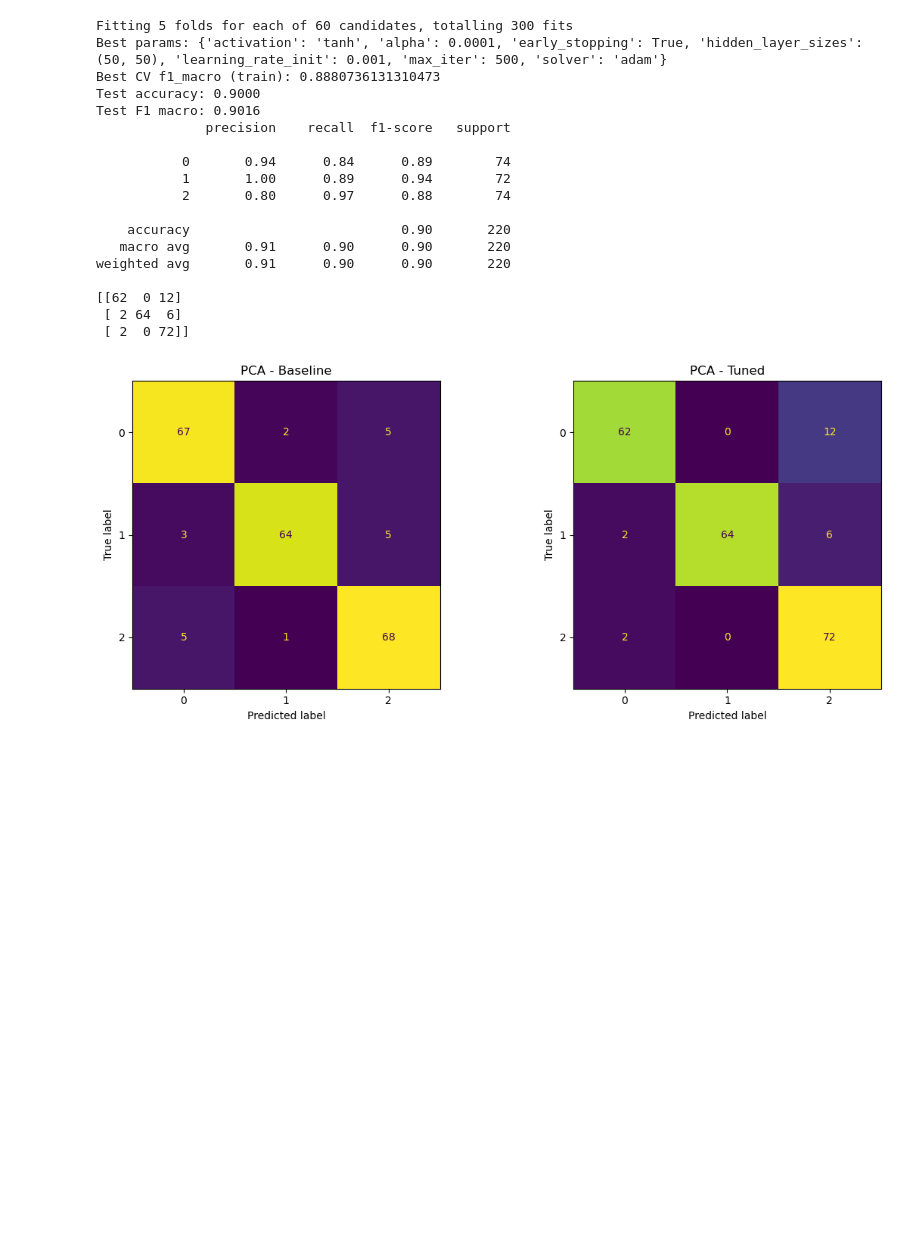
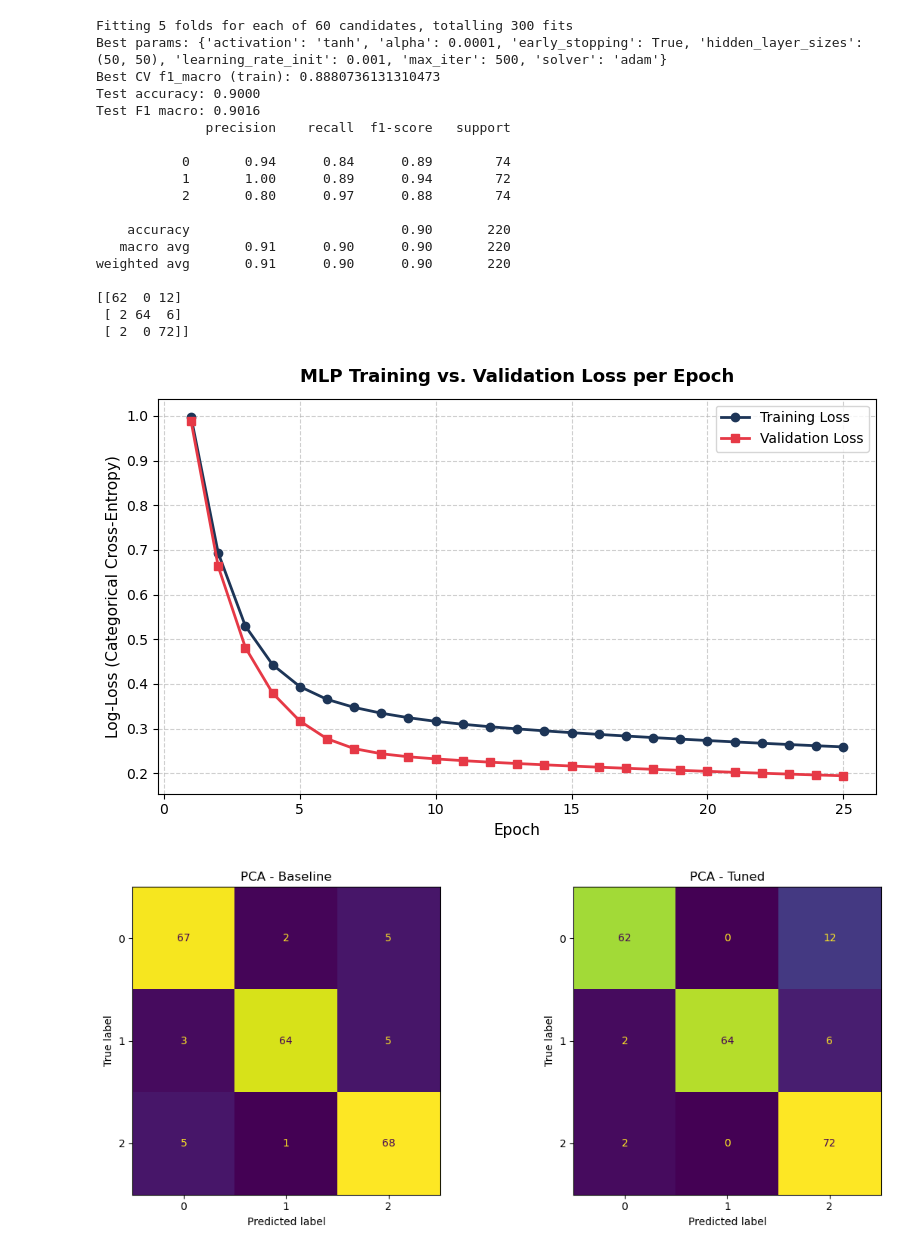
Before and after one commit to chandiracje/AIMAL_Project_Y2S1_G8.1_03, a Jupyter notebook: notebooks/MLP_(IT25103475).ipynb, the cells around one changed output. Cells and saved outputs as stored; diff of their text form; code cells hidden in the pictures; blank space fills up the shorter version.

```diff
--- a/notebooks/MLP_(IT25103475).ipynb
+++ b/notebooks/MLP_(IT25103475).ipynb
@@ -174,6 +174,53 @@ weighted avg       0.91      0.90      0.90       220
 # %%
 import matplotlib.pyplot as plt
 from sklearn.metrics import ConfusionMatrixDisplay, confusion_matrix
+# %%
+from sklearn.metrics import log_loss
+from sklearn.model_selection import train_test_split
+import numpy as np
+
+params = grid_pca.best_params_.copy()
+params["early_stopping"] = False
+params["warm_start"] = True
+params["max_iter"] = 1
+params["random_state"] = 42
+
+X_tr, X_val, y_tr, y_val = train_test_split(
+    X_train_pca, y_train_pca, test_size=0.1, random_state=42, stratify=y_train_pca
+)
+
+mlp_epoch = MLPClassifier(**params)
+classes = np.unique(y_train_pca)
+
+train_loss_history = []
+val_loss_history = []
+
+num_epochs = max(25, len(best_model_pca.loss_curve_))
+
+for epoch in range(1, num_epochs + 1):
+    mlp_epoch.fit(X_tr, y_tr)
+
+    p_tr = mlp_epoch.predict_proba(X_tr)
+    p_val = mlp_epoch.predict_proba(X_val)
+
+    train_loss_history.append(log_loss(y_tr, p_tr, labels=classes))
+    val_loss_history.append(log_loss(y_val, p_val, labels=classes))
+
+plt.figure(figsize=(8, 5))
+plt.plot(range(1, num_epochs + 1), train_loss_history, label="Training Loss", color="#1d3557", linewidth=2, marker="o")
+plt.plot(range(1, num_epochs + 1), val_loss_history, label="Validation Loss", color="#e63946", linewidth=2, marker="s")
+
+plt.title("MLP Training vs. Validation Loss per Epoch", fontsize=13, fontweight="bold", pad=12)
+plt.xlabel("Epoch", fontsize=11)
+plt.ylabel("Log-Loss (Categorical Cross-Entropy)", fontsize=11)
+plt.legend(frameon=True)
+plt.grid(True, linestyle="--", alpha=0.6)
+
+plt.tight_layout()
+plt.savefig("../results/eda_visualizations/mlp_train_val_loss_curve.png", dpi=200)
+plt.show()
+# %% [output]
+[figure, added]
 # %%
 fig, axes = plt.subplots(1, 2, figsize=(12, 5))
 
```
Also changed, not shown: 3 other files.
